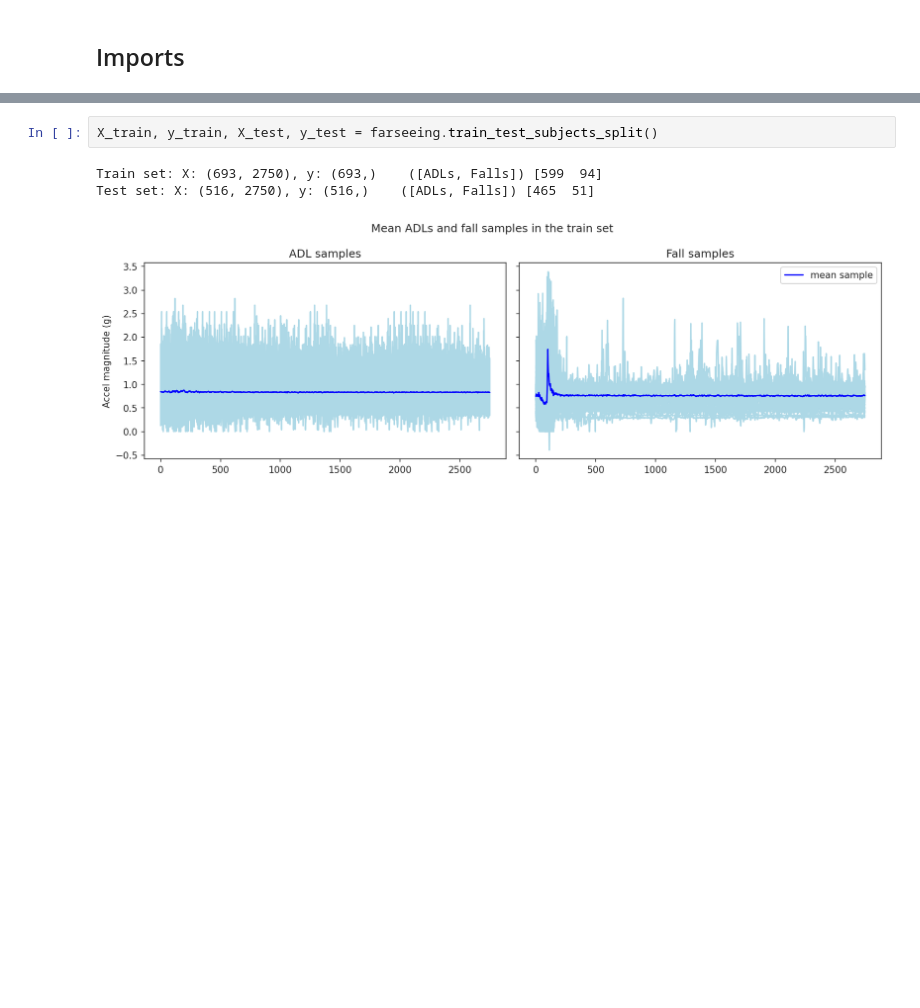
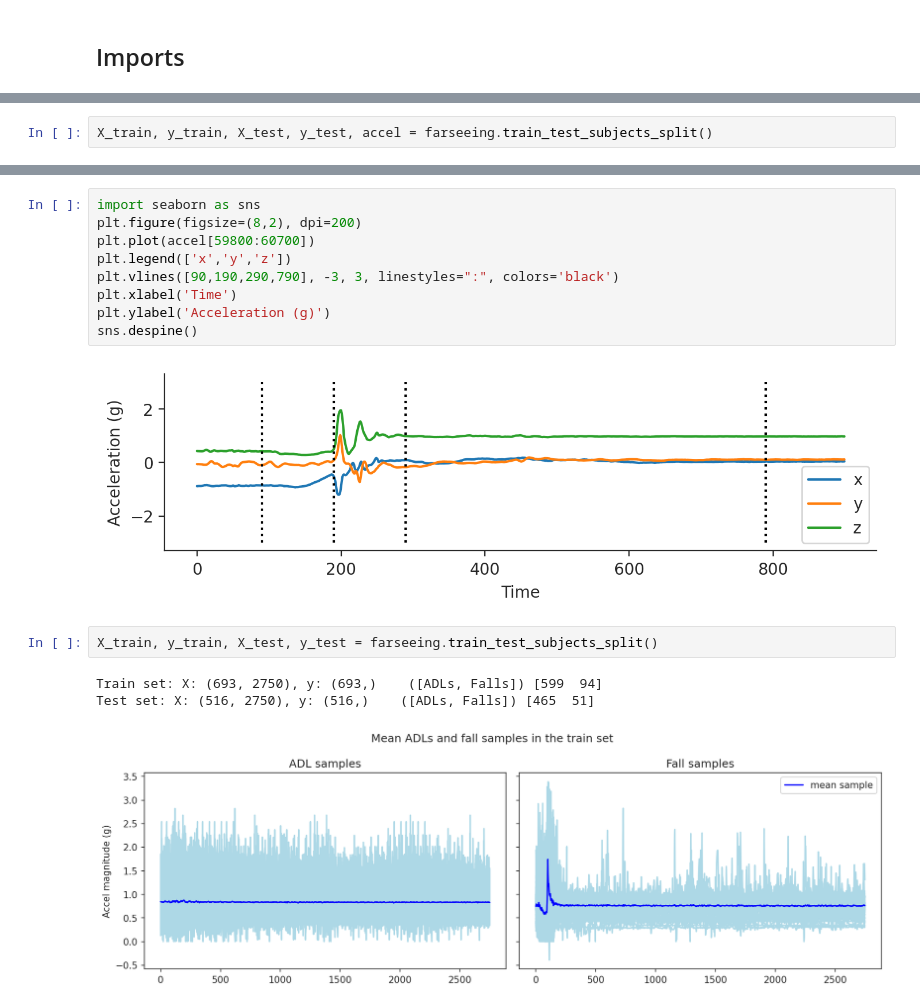
Before and after one commit to mlgig/ts_fall_detection, a Jupyter notebook: farseeing_evaluation.ipynb, the cells around one changed output, grey strips where cells are left out. Drawn from its saved outputs; the diff is of its cells as text; blank space fills up the shorter version.

```diff
--- a/farseeing_evaluation.ipynb
+++ b/farseeing_evaluation.ipynb
@@ -14,0 +13,2 @@ from scripts import classifiers
+# %%
+X_train, y_train, X_test, y_test, accel = farseeing.train_test_subjects_split()
@@ -15,3 +20,14 @@ from scripts import classifiers
+# %%
+import seaborn as sns
+plt.figure(figsize=(8,2), dpi=200)
+plt.plot(accel[59800:60700])
+plt.legend(['x','y','z'])
+plt.vlines([90,190,290,790], -3, 3, linestyles=":", colors='black')
+plt.xlabel('Time')
+plt.ylabel('Acceleration (g)')
+sns.despine()
+# %% [output]
+[figure, added]
 # %%
 X_train, y_train, X_test, y_test = farseeing.train_test_subjects_split()
 # %% [output]
```
Also changed, not shown: parts of 10 cells of this notebook, 14 other files.
